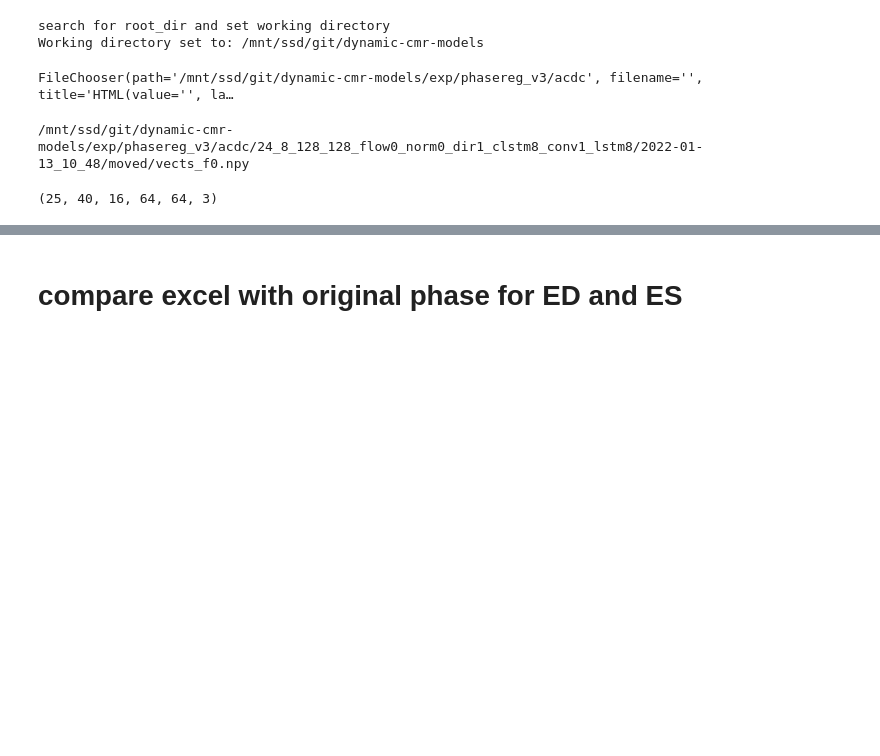
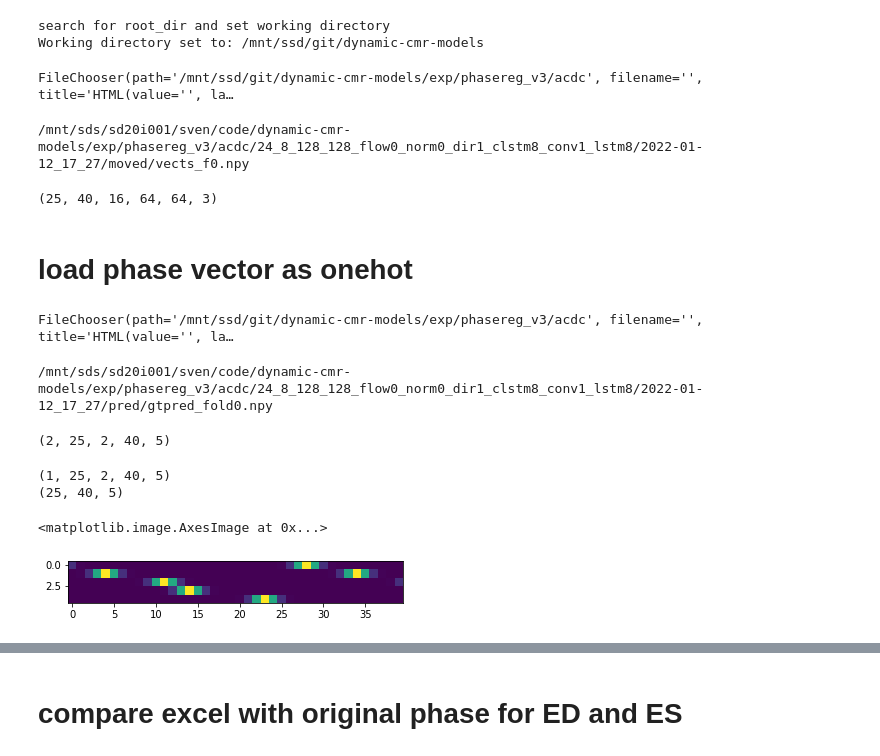
Before and after one commit to Cardio-AI/cmr-phase2phase-registration, a Jupyter notebook: notebooks/Dataset/Test_show_magnitude_over_time.ipynb, the cells around one changed output, grey strips where cells are left out. Saved outputs shown, nothing was run; the diff lists cells and outputs as text; code cells hidden in the pictures; blank space fills up the shorter version.

```diff
--- a/notebooks/Dataset/Test_show_magnitude_over_time.ipynb
+++ b/notebooks/Dataset/Test_show_magnitude_over_time.ipynb
@@ -21,6 +20,24 @@ display(HTML("<style>.container { width:90% !important; }</style>"))
 # %% [output]
 search for root_dir and set working directory
 Working directory set to: /mnt/ssd/git/dynamic-cmr-models
+# %%
+from ipyfilechooser import FileChooser
+vects_chooser = FileChooser(os.path.join(os.getcwd(),'/mnt/ssd/git/dynamic-cmr-models/exp/phasereg_v3/acdc/'), '')
+display(vects_chooser)
+# %% [output]
+FileChooser(path='/mnt/ssd/git/dynamic-cmr-models/exp/phasereg_v3/acdc', filename='', title='HTML(value='', la…
+# %%
+pathtovectnpy = vects_chooser.selected
+print(pathtovectnpy)
+# %% [output]
+/mnt/sds/sd20i001/sven/code/dynamic-cmr-models/exp/phasereg_v3/acdc/24_8_128_128_flow0_norm0_dir1_clstm8_conv1_lstm8/2022-01-12_17_27/moved/vects_f0.npy
+# %%
+nda_vects = np.load(pathtovectnpy)
+print(nda_vects.shape)
+# %% [output]
+(25, 40, 16, 64, 64, 3)
+# %% [markdown]
+# load phase vector as onehot
 # %%
 from ipyfilechooser import FileChooser
 path_chooser = FileChooser(os.path.join(os.getcwd(),'/mnt/ssd/git/dynamic-cmr-models/exp/phasereg_v3/acdc/'), '')
@@ -28,12 +45,25 @@ display(path_chooser)
 # %% [output]
 FileChooser(path='/mnt/ssd/git/dynamic-cmr-models/exp/phasereg_v3/acdc', filename='', title='HTML(value='', la…
 # %%
-pathtovectnpy = path_chooser.selected
-print(pathtovectnpy)
+pathtophasenpy = path_chooser.selected
+print(pathtophasenpy)
 # %% [output]
-/mnt/ssd/git/dynamic-cmr-models/exp/phasereg_v3/acdc/24_8_128_128_flow0_norm0_dir1_clstm8_conv1_lstm8/2022-01-13_10_48/moved/vects_f0.npy
+/mnt/sds/sd20i001/sven/code/dynamic-cmr-models/exp/phasereg_v3/acdc/24_8_128_128_flow0_norm0_dir1_clstm8_conv1_lstm8/2022-01-12_17_27/pred/gtpred_fold0.npy
 # %%
-nda = np.load(pathtovectnpy)
-print(nda.shape)
+nda_phase = np.load(pathtophasenpy)
+print(nda_phase.shape)
 # %% [output]
-(25, 40, 16, 64, 64, 3)
+(2, 25, 2, 40, 5)
+# %%
+gt, pred = np.split(nda_phase, axis=0,indices_or_sections=2)
+print(gt.shape)
+gt= gt[0,:,0]
+print(gt.shape)
+# %% [output]
+(1, 25, 2, 40, 5)
+(25, 40, 5)
+# %%
+plt.imshow(gt[0].T)
+# %% [output]
+<matplotlib.image.AxesImage at 0x...>
+[figure, added]
```
Also changed, not shown: parts of 9 cells of this notebook, 3 other files.
